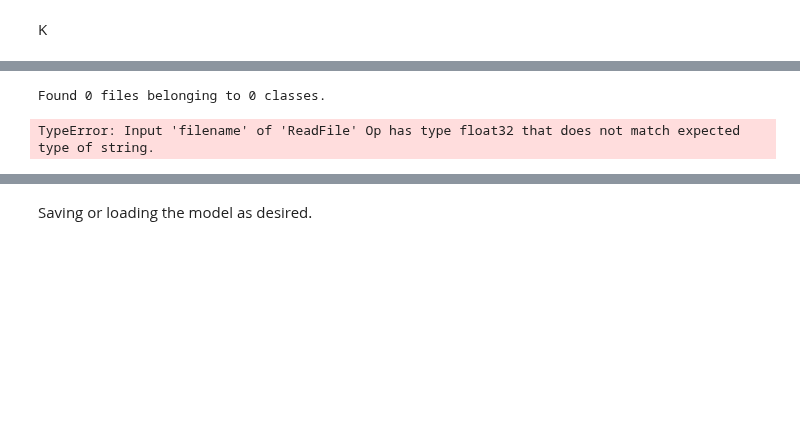
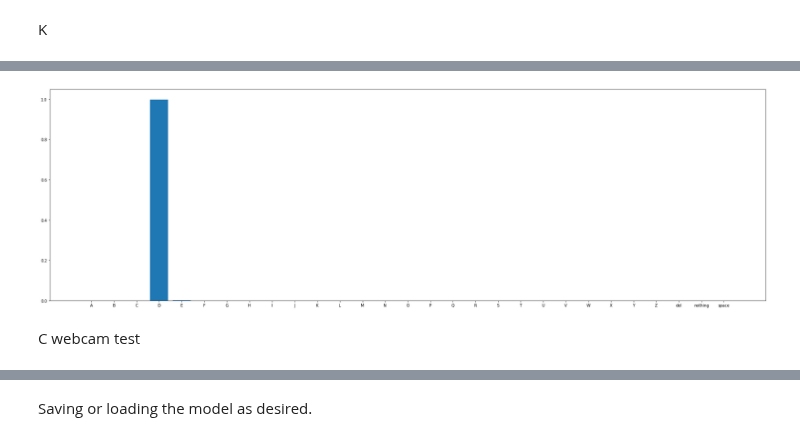
Before and after one commit to Windblown-Marionette/fingerspelling-text, a Jupyter notebook: Fingerspelling-CNN.ipynb, the cells around one changed output, grey strips where cells are left out. Drawn from its saved outputs; the diff is of its cells as text; code cells hidden in the pictures; blank space fills up the shorter version.

```diff
--- a/Fingerspelling-CNN.ipynb
+++ b/Fingerspelling-CNN.ipynb
@@ -1621,5 +1623,9 @@ array([[7.9855579e-04, 9.3831308e-02, 5.2206553e-07, 1.4545910e-01,
 K
 # %%
 %%time
-load_and_predict_photo(model_2, 'data/self_photos/k_crop.jpg')
+probs = load_and_predict_photo(model_2, 'data/self_photos/k_crop.jpg')
+
+
+index = probs.argmax()
+label_map[index]
 # %% [output]
@@ -1635,19 +1634,7 @@ array([[3.2037732e-08, 8.4830848e-05, 1.2901715e-09, 9.9939930e-01,
-# %%
-grassnoted_test_ds = image_dataset_from_directory(
-                                          'data/grassnoted/asl_alphabet_test',#
-                                          labels="inferred", #
-                                          label_mode="int",
-                                          class_names=None,
-                                          color_mode="rgb", #
-                                          image_size=(80, 80), # default 256,256
-                                          shuffle=True,
-                                          seed=None,
-                                          validation_split= None, #
-                                          subset=None, #
-                                          interpolation="bilinear",
-                                          follow_links=False
-                                          )
-grassnoted_test_ds
-# %% [output]
-Found 0 files belonging to 0 classes.
-TypeError: Input 'filename' of 'ReadFile' Op has type float32 that does not match expected type of string.
+# %%
+
+chart_predictions(labels = label_map, predictions = probs)
+# %% [output]
+[figure, added]
+# %% [markdown]
+C webcam test
```
Also changed, not shown: parts of 23 cells of this notebook.
